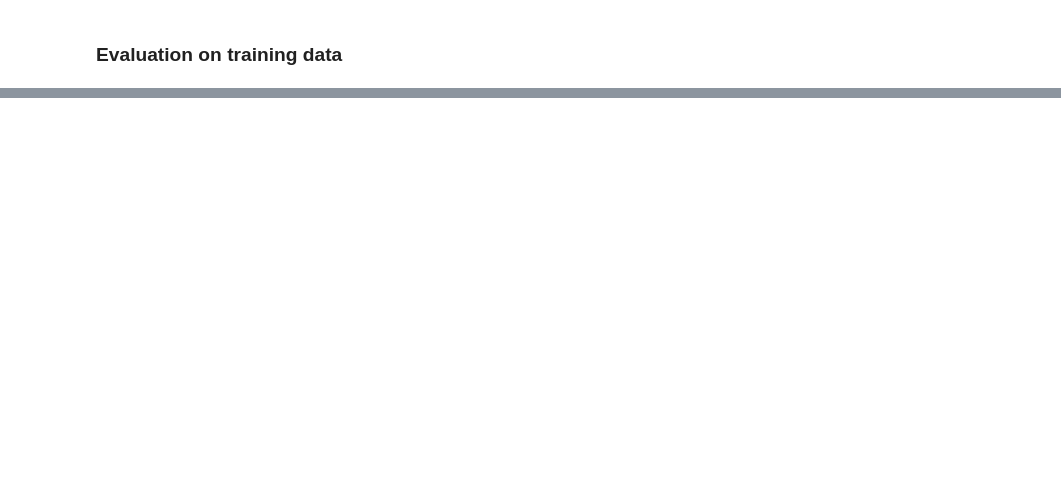
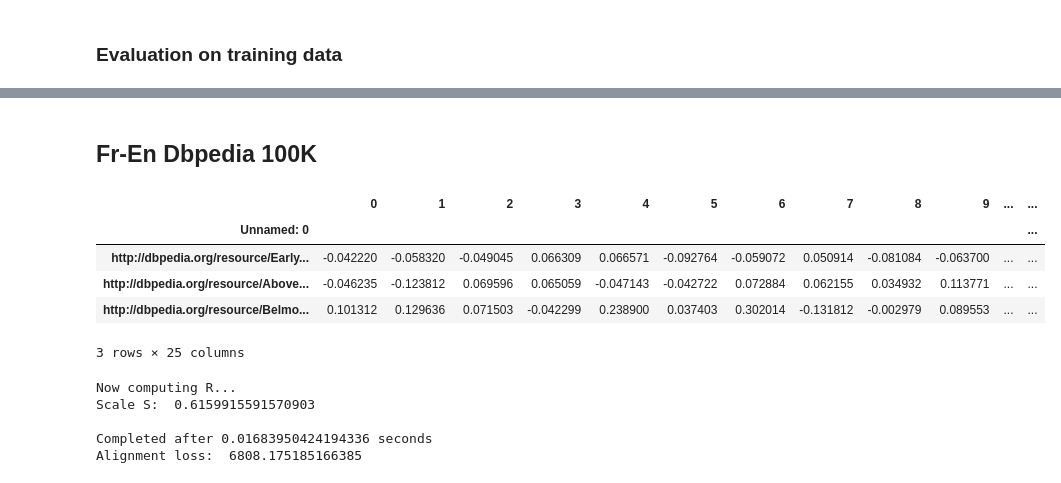
Before and after one commit to dice-group/Universal_Embeddings, a Jupyter notebook: Embedding_Alignment.ipynb, the cells around one changed output, grey strips where cells are left out. Saved outputs shown, nothing was run; the diff lists cells and outputs as text; code cells hidden in the pictures; blank space fills up the shorter version.

```diff
--- a/Embedding_Alignment.ipynb
+++ b/Embedding_Alignment.ipynb
@@ -505,0 +553,9 @@ Index(['http://dbpedia.org/resource/E399772',
+# %% [markdown]
+## Fr-En Dbpedia 100K
+# %%
+EnFr_shallom_embs_v1 = pd.read_csv('Shallom_EnFr_100K_V1/Shallom_entity_embeddings.csv')
+# %%
+Fr_shallom_embs_v1 = EnFr_shallom_embs_v1[EnFr_shallom_embs_v1['Unnamed: 0'].apply(lambda x: 'fr.dbpedia.org' in x)]
+# %%
+En_shallom_embs_v1 = EnFr_shallom_embs_v1.iloc[np.setdiff1d(np.arange(EnFr_shallom_embs_v1.shape[0]),\
+                                                            np.array(Fr_shallom_embs_v1.index))].set_index('Unnamed: 0')
@@ -505,0 +564,9 @@ Index(['http://dbpedia.org/resource/E399772',
+# %%
+En_shallom_embs_v1.head(3)
+# %% [output]
+|  | 0 | 1 | 2 | 3 | 4 | 5 | 6 | 7 | 8 | 9 | ... | ... |
+| Unnamed: 0 |  |  |  |  |  |  |  |  |  |  |  | ... |
+| http://dbpedia.org/resource/Early... | -0.042220 | -0.058320 | -0.049045 | 0.066309 | 0.066571 | -0.092764 | -0.059072 | 0.050914 | -0.081084 | -0.063700 | ... | ... |
+| http://dbpedia.org/resource/Above... | -0.046235 | -0.123812 | 0.069596 | 0.065059 | -0.047143 | -0.042722 | 0.072884 | 0.062155 | 0.034932 | 0.113771 | ... | ... |
+| http://dbpedia.org/resource/Belmo... | 0.101312 | 0.129636 | 0.071503 | -0.042299 | 0.238900 | 0.037403 | 0.302014 | -0.131812 | -0.002979 | 0.089553 | ... | ... |
+3 rows × 25 columns
@@ -505,0 +581,9 @@ Index(['http://dbpedia.org/resource/E399772',
+# %%
+_, _, _, _, _, _, S_eval, T_eval, R = get_source_and_target_matrices(en_to_fr_ents_v1,\
+                                                En_shallom_embs_v1, Fr_shallom_embs_v1, given_test_set=test_set, emb_dim=25, test_size=0.1)
+# %% [output]
+Now computing R...
+Scale S:  0.6159915591570903
+
+Completed after 0.01683950424194336 seconds
+Alignment loss:  6808.175185166385
```
Also changed, not shown: parts of 82 cells of this notebook.
